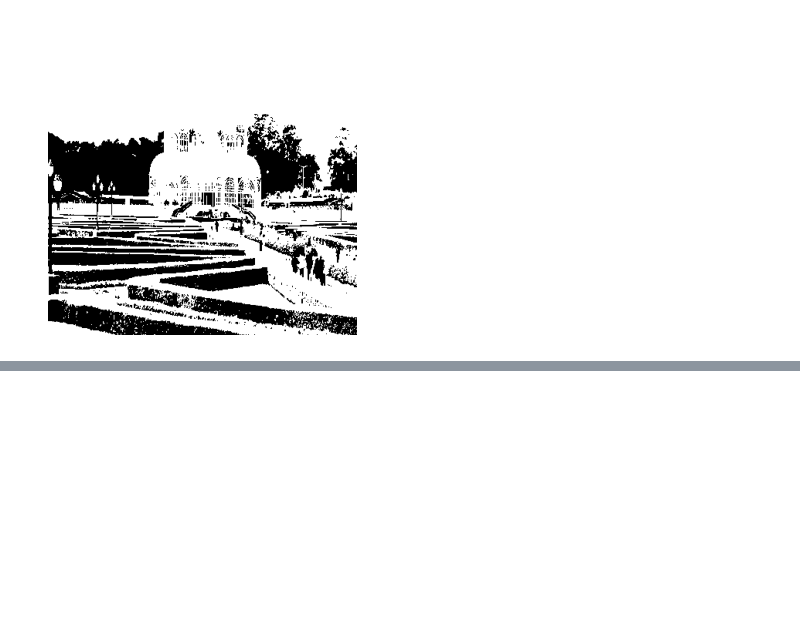
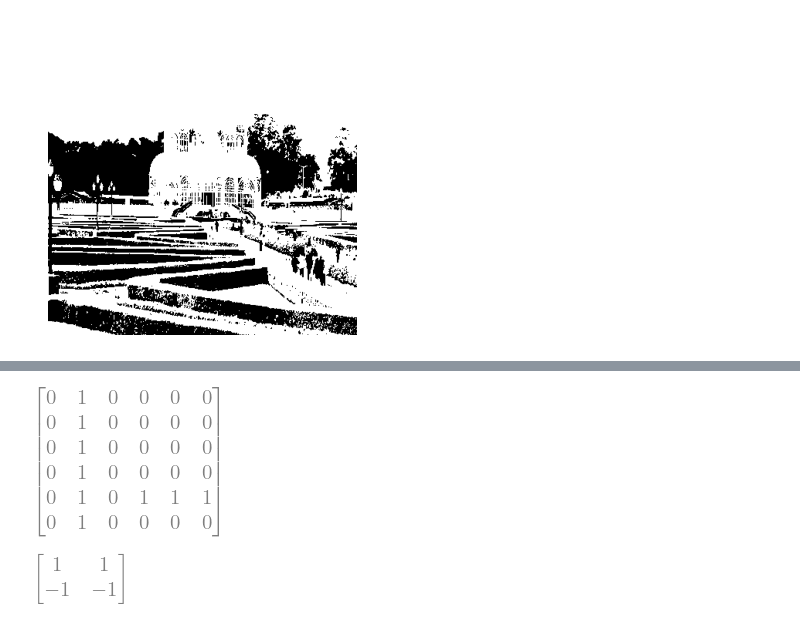
Before and after one commit to mumiavini/cv_vibrometry, a Jupyter notebook: Code/interesting.ipynb, the cells around one changed output, grey strips where cells are left out. Cells and saved outputs as stored; diff of their text form; code cells hidden in the pictures; blank space fills up the shorter version.

```diff
--- a/Code/interesting.ipynb
+++ b/Code/interesting.ipynb
@@ -170,0 +177,33 @@ plt.show()
+# %%
+# Sympy is a python library for symbolic mathematics. It has a nice
+# pretty printer for matrices, which is all we'll use it for.
+import numpy as np
+import tensorflow as tf
+import sympy
+sympy.init_printing()
+from IPython.display import display
+
+image = np.array([
+    [0, 1, 0, 0, 0, 0],
+    [0, 1, 0, 0, 0, 0],
+    [0, 1, 0, 0, 0, 0],
+    [0, 1, 0, 0, 0, 0],
+    [0, 1, 0, 1, 1, 1],
+    [0, 1, 0, 0, 0, 0],
+])
+
+kernel = np.array([
+    [1, 1],
+    [-1, -1],
+])
+
+display(sympy.Matrix(image))
+display(sympy.Matrix(kernel))
+# Reformat for Tensorflow
+image = tf.cast(image, dtype=tf.float32)
+image = tf.reshape(image, [1, *image.shape, 1])
+kernel = tf.reshape(kernel, [*kernel.shape, 1, 1])
+kernel = tf.cast(kernel, dtype=tf.float32)
+# %% [output]
+[figure, added]
+[figure, added]
```
Also changed, not shown: parts of 4 cells of this notebook, 1 other file.
